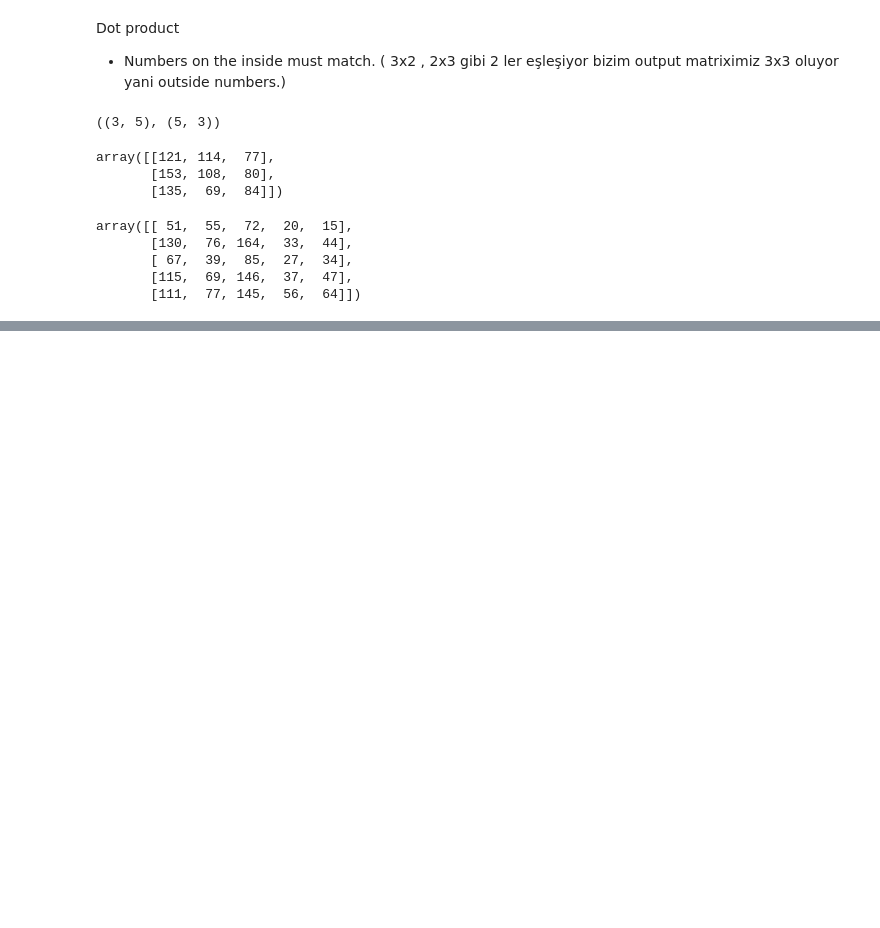
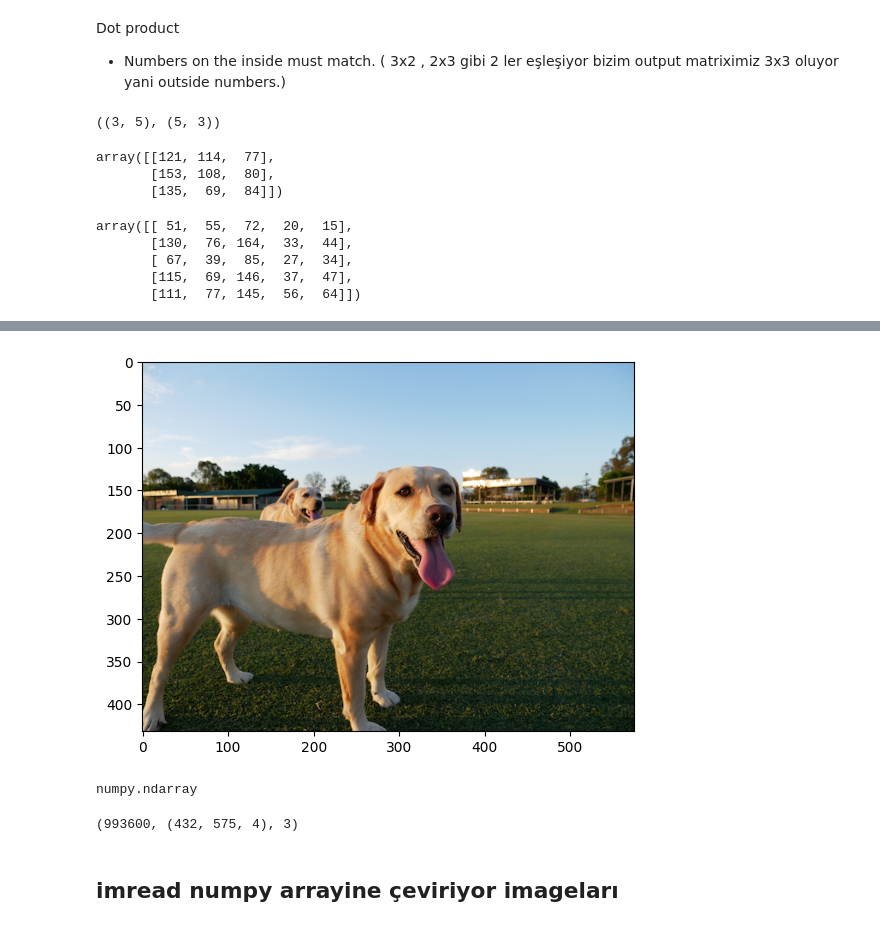
Before and after one commit to MelihKlc/Deep-Learning, a Jupyter notebook: NumPy.ipynb, the cells around one changed output, grey strips where cells are left out. Drawn from its saved outputs; the diff is of its cells as text; code cells hidden in the pictures; blank space fills up the shorter version.

```diff
--- a/NumPy.ipynb
+++ b/NumPy.ipynb
@@ -590,0 +737,20 @@ array([[ 51,  55,  72,  20,  15],
+# %%
+%matplotlib inline
+import matplotlib.pyplot as plt
+import matplotlib.image as mpimg
+img = mpimg.imread('/content/dog-photo-1.jpeg.1')
+imgplot = plt.imshow(img)
+plt.show()
+# %% [output]
+[figure, added]
+# %%
+# Turn an image into a numpy array
+type(img)  #  mpimg.imread numpy typeına çeviriyor.
+# %% [output]
+numpy.ndarray
+# %%
+img.size , img.shape , img.ndim
+# %% [output]
+(993600, (432, 575, 4), 3)
+# %% [markdown]
+## imread numpy arrayine çeviriyor imageları
```
Also changed, not shown: parts of 24 cells of this notebook.
